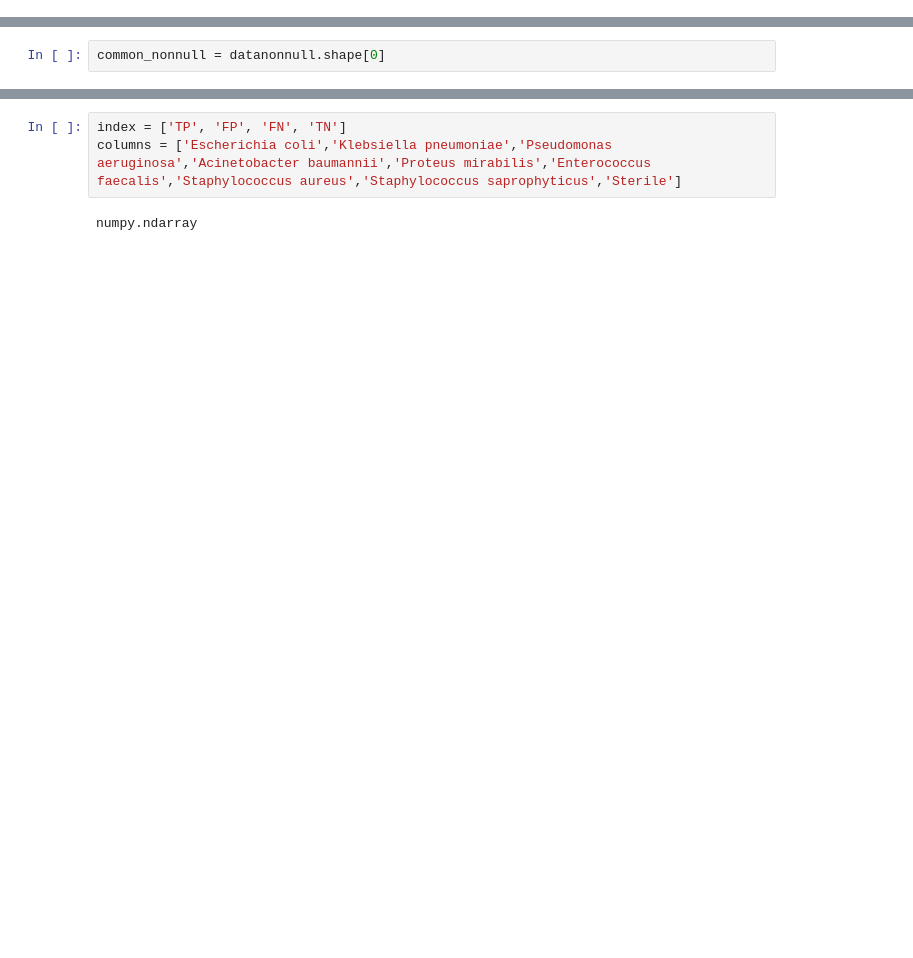
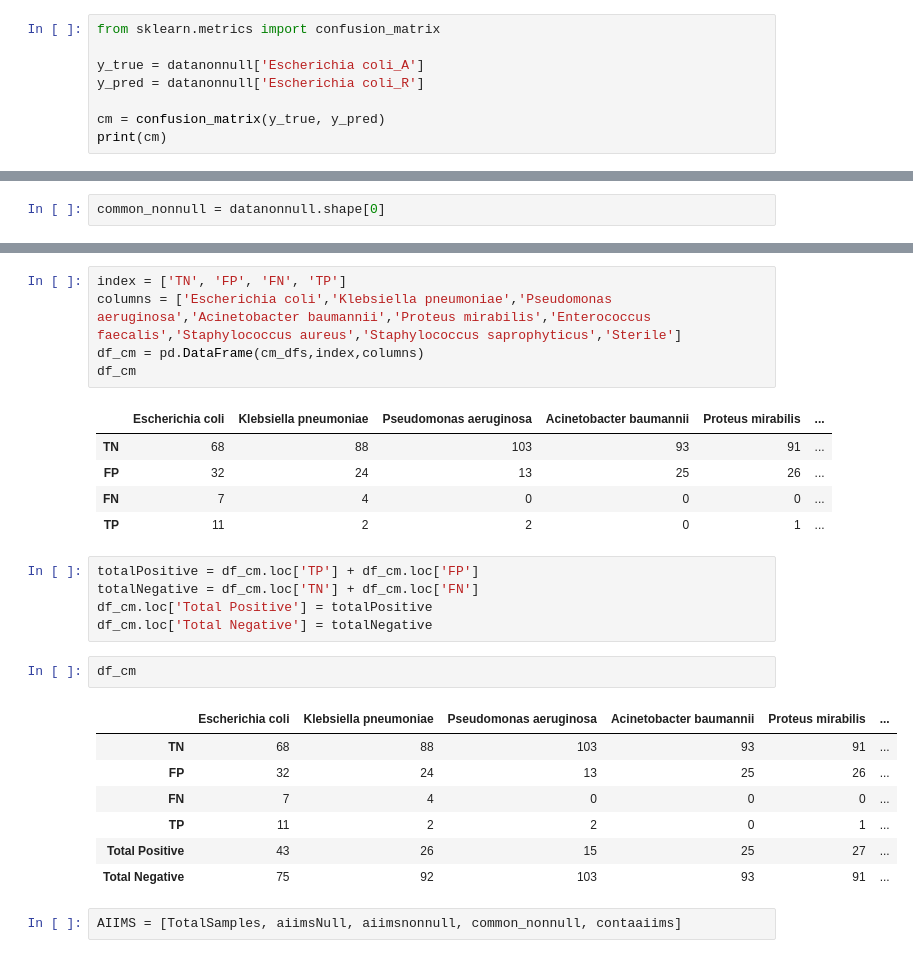
Before and after one commit to neeliit/DiagnosticsPy, a Jupyter notebook: comparision.ipynb, the cells around one changed output, grey strips where cells are left out. Drawn from its saved outputs; the diff is of its cells as text; blank space fills up the shorter version.

```diff
--- a/comparision.ipynb
+++ b/comparision.ipynb
@@ -149,0 +160,8 @@ array([[68, 32],
+# %%
+from sklearn.metrics import confusion_matrix
+
+y_true = datanonnull['Escherichia coli_A']
+y_pred = datanonnull['Escherichia coli_R']
+
+cm = confusion_matrix(y_true, y_pred)
+print(cm)
@@ -186,7 +209,30 @@ print(cm_dfs)
  [  7   4   0   0   0   3   1   0  38]
  [ 11   2   2   0   1   3   0   0  26]]
 # %%
-index = ['TP', 'FP', 'FN', 'TN']
+index = ['TN', 'FP', 'FN', 'TP']
 columns = ['Escherichia coli','Klebsiella pneumoniae','Pseudomonas aeruginosa','Acinetobacter baumannii','Proteus mirabilis','Enterococcus faecalis','Staphylococcus aureus','Staphylococcus saprophyticus','Sterile']
+df_cm = pd.DataFrame(cm_dfs,index,columns)
+df_cm
 # %% [output]
-numpy.ndarray
+|  | Escherichia coli | Klebsiella pneumoniae | Pseudomonas aeruginosa | Acinetobacter baumannii | Proteus mirabilis | ... |
+| TN | 68 | 88 | 103 | 93 | 91 | ... |
+| FP | 32 | 24 | 13 | 25 | 26 | ... |
+| FN | 7 | 4 | 0 | 0 | 0 | ... |
+| TP | 11 | 2 | 2 | 0 | 1 | ... |
+# %%
+totalPositive = df_cm.loc['TP'] + df_cm.loc['FP']
+totalNegative = df_cm.loc['TN'] + df_cm.loc['FN']
+df_cm.loc['Total Positive'] = totalPositive
+df_cm.loc['Total Negative'] = totalNegative
+# %%
+df_cm
+# %% [output]
+|  | Escherichia coli | Klebsiella pneumoniae | Pseudomonas aeruginosa | Acinetobacter baumannii | Proteus mirabilis | ... |
+| TN | 68 | 88 | 103 | 93 | 91 | ... |
+| FP | 32 | 24 | 13 | 25 | 26 | ... |
+| FN | 7 | 4 | 0 | 0 | 0 | ... |
+| TP | 11 | 2 | 2 | 0 | 1 | ... |
+| Total Positive | 43 | 26 | 15 | 25 | 27 | ... |
+| Total Negative | 75 | 92 | 103 | 93 | 91 | ... |
+# %%
+AIIMS = [TotalSamples, aiimsNull, aiimsnonnull, common_nonnull, contaaiims]
```
Also changed, not shown: parts of 6 cells of this notebook, 1 other file.
